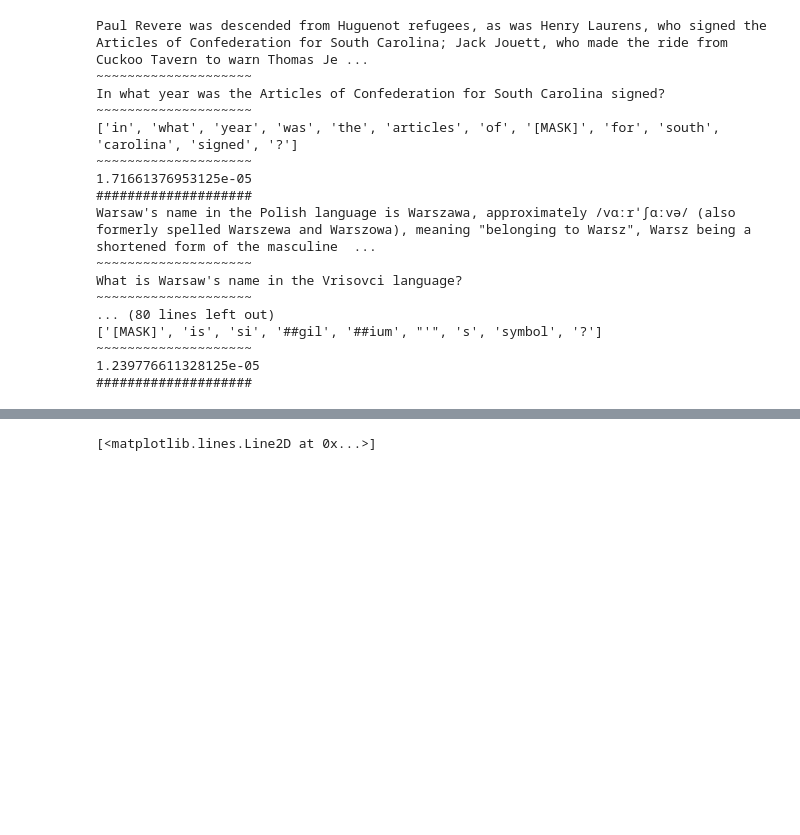
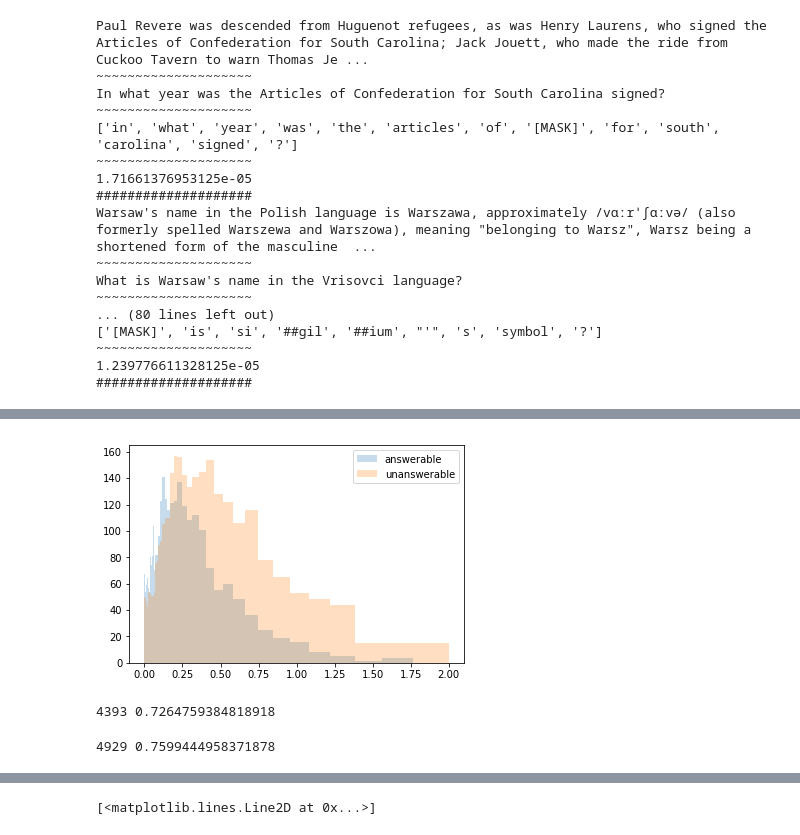
Before and after one commit to daniter-cu/pytorch-pretrained-BERT, a Jupyter notebook: ChunkMask Analysis.ipynb, the cells around one changed output, grey strips where cells are left out. Cells and saved outputs as stored; diff of their text form; code cells hidden in the pictures; blank space fills up the shorter version.

```diff
--- a/ChunkMask Analysis.ipynb
+++ b/ChunkMask Analysis.ipynb
@@ -244,0 +286,20 @@ What is Warsaw's name in the Vrisovci language?
+# %%
+# min
+ans_losses_new = {}
+unans_losses_new = {}
+for loss in losses:
+    ls = float(loss[2])
+    mask = mask_data_map[id2idx[loss[0]]][int(loss[1])][0]
+    new_loss = ls / mask.count("[MASK]")
+    if loss[3] == 'ANS':
+        if loss[0] not in ans_losses_new:
+            ans_losses_new[loss[0]] = new_loss
+        elif new_loss > ans_losses_new[loss[0]]:
+            ans_losses_new[loss[0]] = new_loss
+    else:
+        if loss[0] not in unans_losses_new:
+            unans_losses_new[loss[0]] = new_loss
+        elif new_loss > unans_losses_new[loss[0]]:
+            unans_losses_new[loss[0]] = new_loss
+ans_losses_new = [val for k, val in ans_losses_new.items()]
+unans_losses_new = [val for k, val in unans_losses_new.items()]
@@ -244,0 +312,34 @@ What is Warsaw's name in the Vrisovci language?
+# %%
+#bins = np.linspace(.00000001, .000025, 300)
+bins = np.geomspace(0.00001, 2, 100)
+plt.hist(ans_losses_new, bins, alpha=0.25, label='answerable')
+plt.hist(unans_losses_new, bins, alpha=0.25, label='unanswerable')
+plt.legend(loc='upper right')
+plt.show()
+# %% [output]
+[figure, added]
+# %%
+# compute overlap
+bins = np.geomspace(0.00001, 2, 100)
+bin_counts_ans_new, _ = np.histogram(ans_losses_new, bins=bins)
+bin_counts_unans_new, _ = np.histogram(unans_losses_new, bins=bins)
+overlap = 0
+total = 0
+for a,b in zip(bin_counts_ans_new, bin_counts_unans_new):
+    overlap += min(a,b)
+    total += max(a,b)
+print(overlap, float(overlap)/total)
+# %% [output]
+4393 0.7264759384818918
+# %%
+bins = np.geomspace(0.00001, 2, 100)
+bin_counts_ans, _ = np.histogram(ans_losses, bins=bins)
+bin_counts_unans, _ = np.histogram(unans_losses, bins=bins)
+overlap = 0
+total = 0
+for a,b in zip(bin_counts_ans, bin_counts_unans):
+    overlap += min(a,b)
+    total += max(a,b)
+print(overlap, float(overlap)/total)
+# %% [output]
+4929 0.7599444958371878
```
Also changed, not shown: parts of 7 cells of this notebook, 3 other files.
